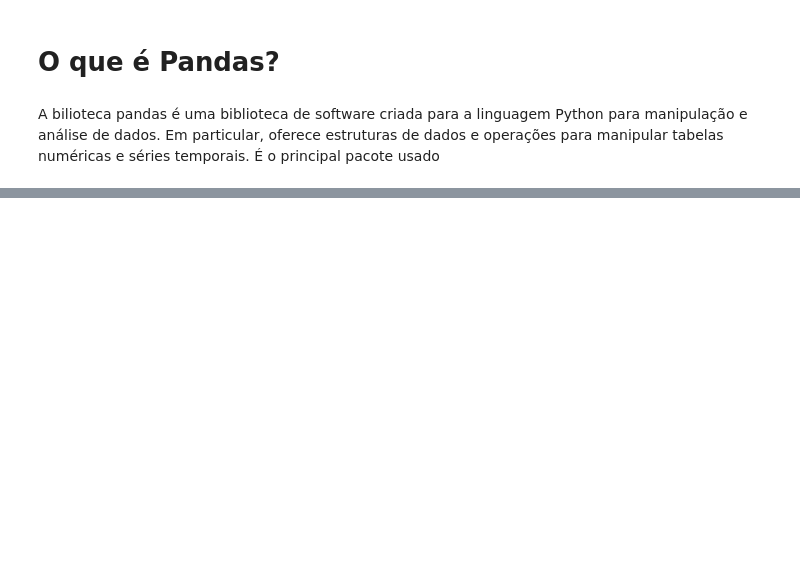
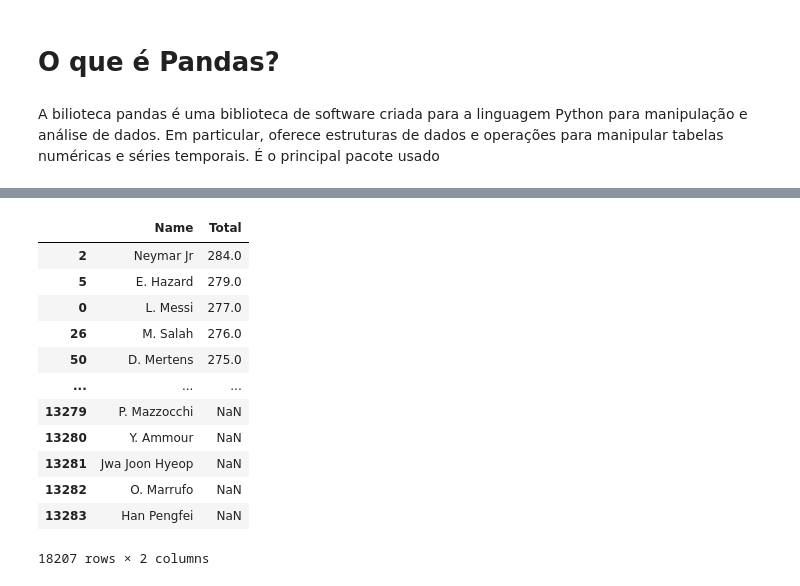
Before and after one commit to GabrielBeckerC/DataScienceLab, a Jupyter notebook: OpenFilesWithPandas.ipynb, the cells around one changed output, grey strips where cells are left out. Drawn from its saved outputs; the diff is of its cells as text; code cells hidden in the pictures; blank space fills up the shorter version.

```diff
--- a/OpenFilesWithPandas.ipynb
+++ b/OpenFilesWithPandas.ipynb
@@ -24,0 +69,3 @@ dados
+# %%
+dados['Total'] = dados['Acceleration'] + dados['Agility'] + dados['Reactions']
+dados
@@ -24,0 +86,17 @@ dados
+# %%
+dados = dados[['Name', 'Total']]
+dados.sort_values('Total', ascending = False)
+# %% [output]
+|  | Name | Total |
+| 2 | Neymar Jr | 284.0 |
+| 5 | E. Hazard | 279.0 |
+| 0 | L. Messi | 277.0 |
+| 26 | M. Salah | 276.0 |
+| 50 | D. Mertens | 275.0 |
+| ... | ... | ... |
+| 13279 | P. Mazzocchi | NaN |
+| 13280 | Y. Ammour | NaN |
+| 13281 | Jwa Joon Hyeop | NaN |
+| 13282 | O. Marrufo | NaN |
+| 13283 | Han Pengfei | NaN |
+18207 rows × 2 columns
```
Also changed, not shown: parts of 10 cells of this notebook, 3 other files.
